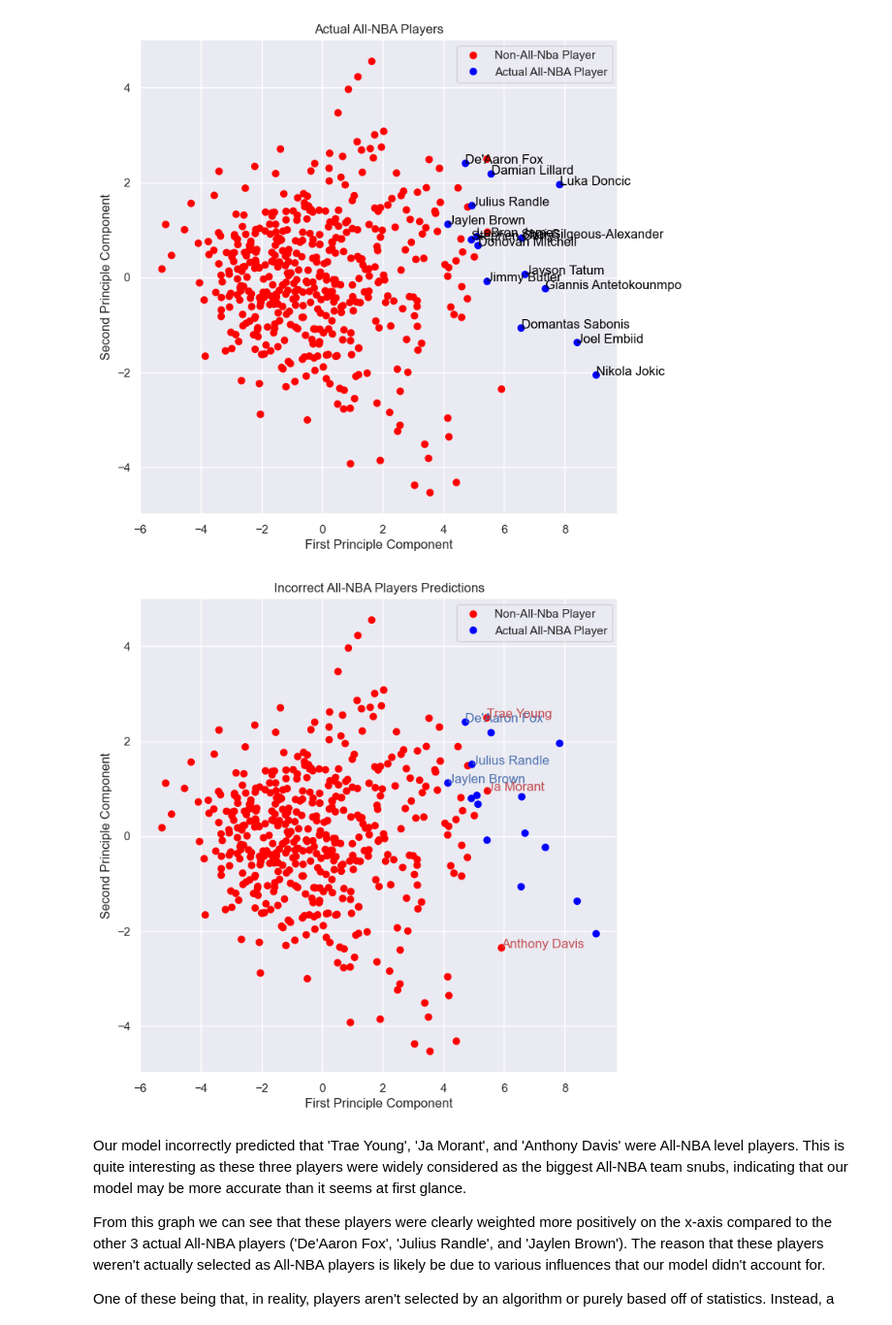
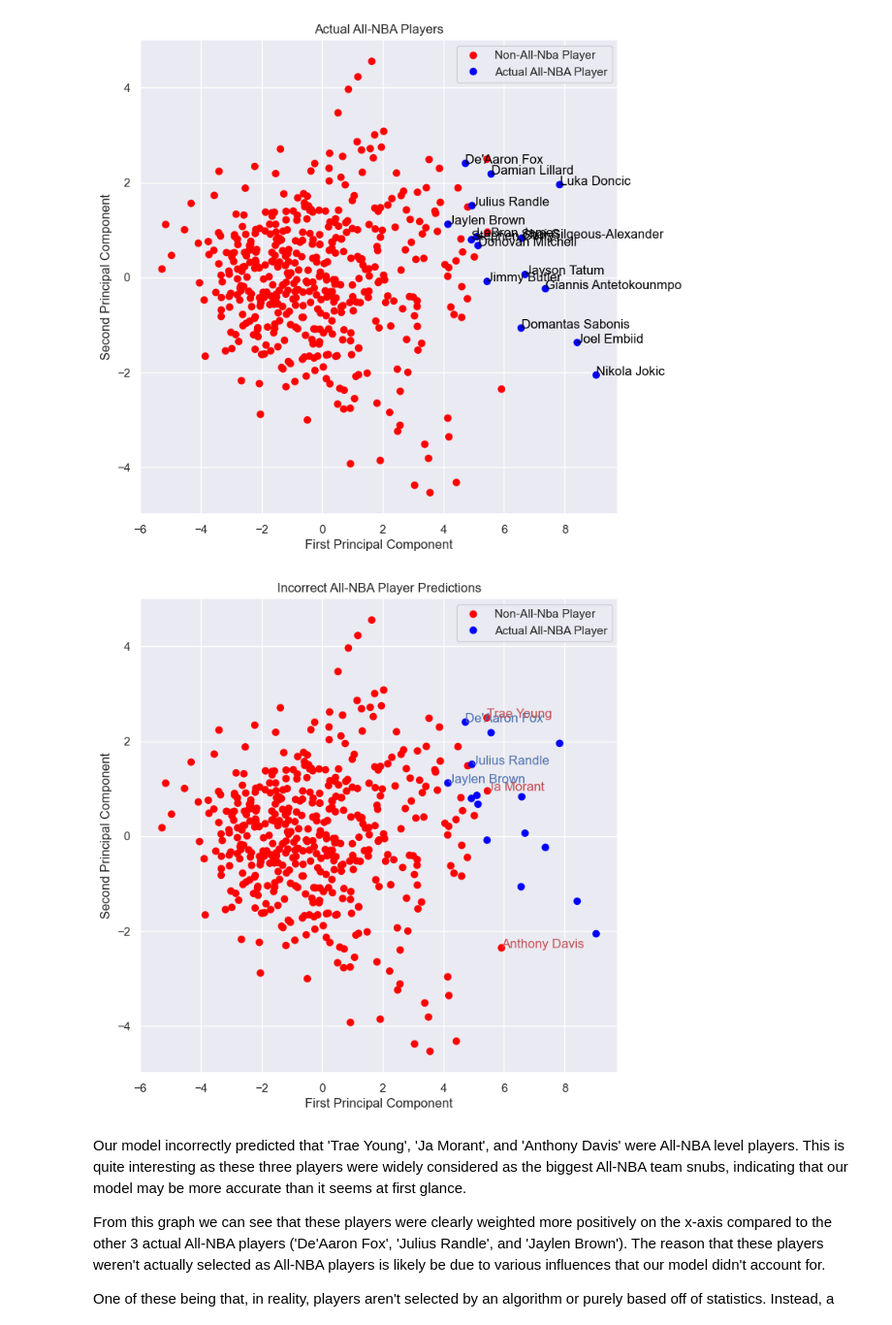
Before and after one commit to MikaelKaas/All-NBA_Award_Predictions, a Jupyter notebook: 6-make_predictions.ipynb, the cells around one changed output. Shown at 97% size. Cells and saved outputs as stored; diff of their text form; code cells hidden in the pictures.

```diff
--- a/6-make_predictions.ipynb
+++ b/6-make_predictions.ipynb
@@ -195,22 +195,22 @@ plt.show()
 # %%
 # incorrect predictions
 # model believed players with red names deserved to be All-NBA when they are not
 # model believed players with blue names were not All-NBA but they actually are
 plt.figure(figsize=(8,8))
 
 scatter = plt.scatter(X2[:, 0], X2[:, 1], c=playerStats2022_23['ALL_NBA'], cmap=colors)
 plt.legend(handles=scatter.legend_elements()[0], labels=['Non-All-Nba Player', 'Actual All-NBA Player'])
 for i, (x, y) in enumerate(zip(X2[:, 0], X2[:, 1])):
     if (playerStats2022_23['ALL_NBA_PRED'][i] != playerStats2022_23['ALL_NBA'][i]) and playerStats2022_23['ALL_NBA'][i] == 0:
         plt.text(x, y, playerStats2022_23['PLAYER_NAME'][i], color='r')
     if (playerStats2022_23['ALL_NBA_PRED'][i] != playerStats2022_23['ALL_NBA'][i]) and playerStats2022_23['ALL_NBA'][i] == 1:
         plt.text(x, y, playerStats2022_23['PLAYER_NAME'][i], color='b')
 plt.title('Incorrect All-NBA Player Predictions')
-plt.xlabel('First Principle Component')
-plt.ylabel('Second Principle Component')
+plt.xlabel('First Principal Component')
+plt.ylabel('Second Principal Component')
 plt.show()
 # %% [output]
-[figure, old version]
+[figure, new version]
 # %% [markdown]
 Our model incorrectly predicted that 'Trae Young', 'Ja Morant', and 'Anthony Davis' were All-NBA level players. This is quite interesting as these three players were widely considered as the biggest All-NBA team snubs, indicating that our model may be more accurate than it seems at first glance.
 
```
Also changed, not shown: parts of 4 cells of this notebook.
